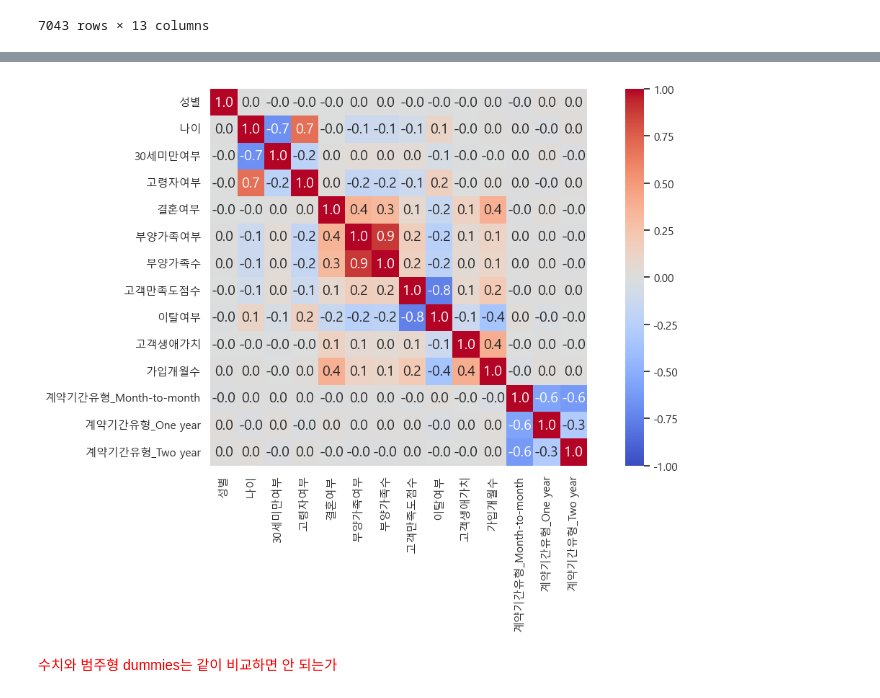
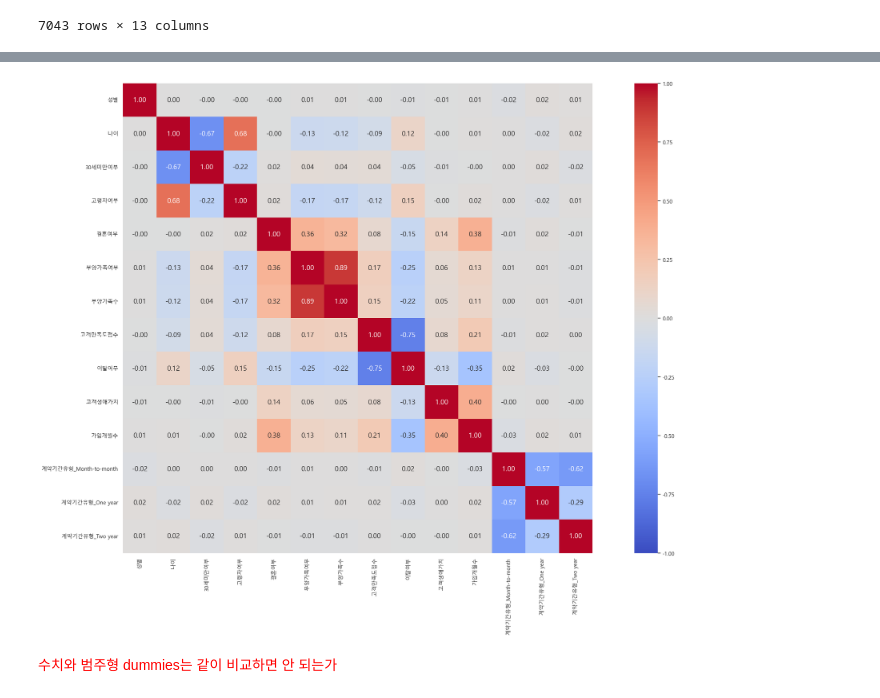
Before and after one commit to Blche/midproject_8, a Jupyter notebook: members/문세희/이탈률 감소방향_가입개월수, 계약기간.ipynb, the cells around one changed output, grey strips where cells are left out. Drawn from its saved outputs; the diff is of its cells as text; code cells hidden in the pictures.

```diff
--- a/members/문세희/이탈률 감소방향_가입개월수, 계약기간.ipynb
+++ b/members/문세희/이탈률 감소방향_가입개월수, 계약기간.ipynb
@@ -493,12 +493,12 @@ correlation_matrix2
 | 계약기간유형_One year | 0.016405 | -0.022800 | 0.020106 | -0.017847 | 0.022701 | 0.006397 | 0.012916 | 0.015175 | -0.026006 | 0.004012 | 0.021556 | ... |
 | 계약기간유형_Two year | 0.008262 | 0.021238 | -0.020943 | 0.014563 | -0.006474 | -0.013839 | -0.012914 | 0.001342 | -0.002108 | -0.000526 | 0.013889 | ... |
 # %%
-plt.figure(figsize=(12, 8))
-sns.heatmap(correlation_matrix2, annot=True, fmt=".1f", cmap='coolwarm', square=True, vmin=-1, vmax=1)
+plt.figure(figsize=(24, 16))
+sns.heatmap(correlation_matrix2, annot=True, fmt=".2f", cmap='coolwarm', square=True, vmin=-1, vmax=1)
 plt.tight_layout()
 plt.show()
 # %% [output]
-[figure, old version]
+[figure, new version]
 # %% [markdown]
 <span style="color:red">수치와 범주형 dummies는 같이 비교하면 안 되는가</span>
 # %% [markdown]
```
Also changed, not shown: parts of 14 cells of this notebook, 1 other file.
